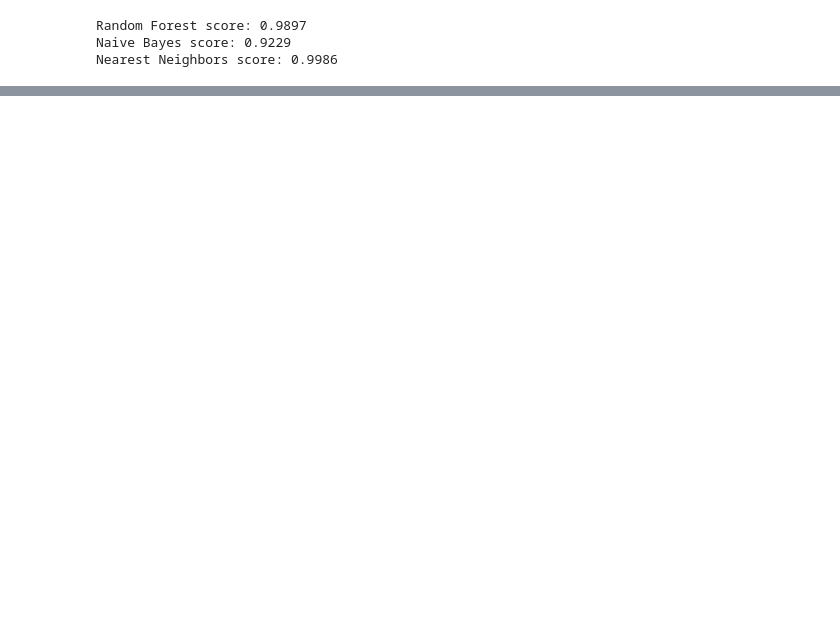
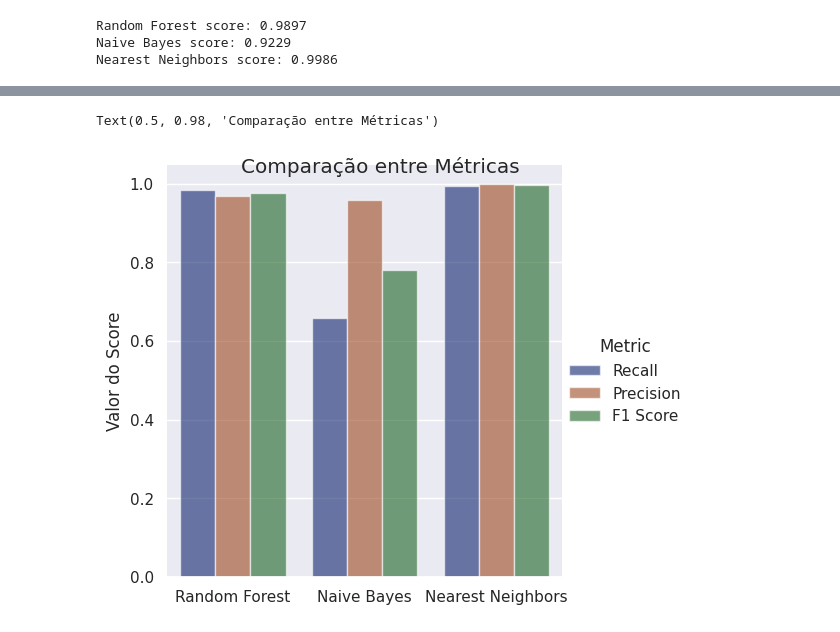
Before and after one commit to defante/mack-pos-inteligencia-artificial-tac, a Jupyter notebook: Identificador de Anomalia.ipynb, the cells around one changed output, grey strips where cells are left out. Cells and saved outputs as stored; diff of their text form; code cells hidden in the pictures; blank space fills up the shorter version.

```diff
--- a/Identificador de Anomalia.ipynb
+++ b/Identificador de Anomalia.ipynb
@@ -377,0 +418,17 @@ tree.plot_tree(classifiers[0].estimators_[0],
+# %%
+metrics_data = []
+
+metrics_data.append([names[0], 'Recall', recall_score(y_test, y_pred[0])])
+metrics_data.append([names[1], 'Recall', recall_score(y_test, y_pred[1])])
+metrics_data.append([names[2], 'Recall', recall_score(y_test, y_pred[2])])
+
+metrics_data.append([names[0], 'Precision', precision_score(y_test, y_pred[0])])
+metrics_data.append([names[1], 'Precision', precision_score(y_test, y_pred[1])])
+metrics_data.append([names[2], 'Precision', precision_score(y_test, y_pred[2])])
+
+metrics_data.append([names[0], 'F1 Score', f1_score(y_test, y_pred[0])])
+metrics_data.append([names[1], 'F1 Score', f1_score(y_test, y_pred[1])])
+metrics_data.append([names[2], 'F1 Score', f1_score(y_test, y_pred[2])])
+# %%
+metrics_df = pd.DataFrame(data=metrics_data, columns=['Classifier', 'Metric', 'Score'])
+metrics_df
@@ -377,0 +446,8 @@ tree.plot_tree(classifiers[0].estimators_[0],
+# %%
+g = sns.catplot(data=metrics_df, kind="bar", x="Classifier", y="Score", hue="Metric", palette="dark", alpha=.6, height=5)
+g.despine(left=True)
+g.set_axis_labels("", "Valor do Score")
+g.fig.suptitle("Comparação entre Métricas")
+# %% [output]
+Text(0.5, 0.98, 'Comparação entre Métricas')
+[figure, added]
```
Also changed, not shown: parts of 23 cells of this notebook.
